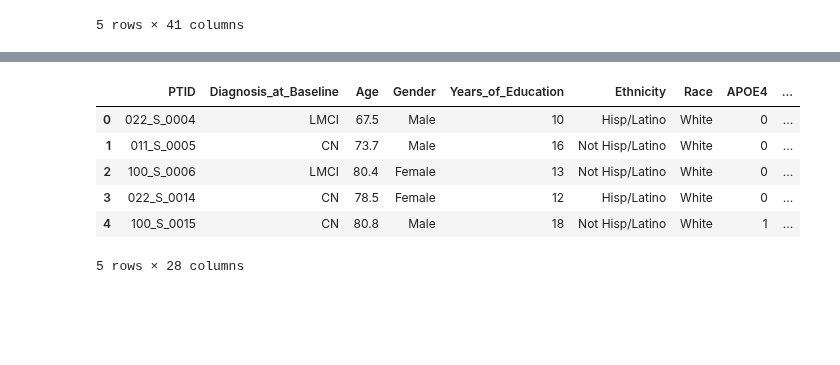
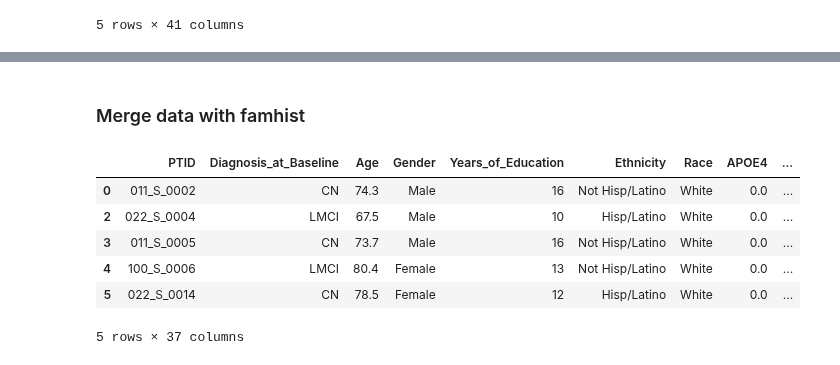
Before and after one commit to jvgalvin/capstone, a Jupyter notebook: notebooks/Medical_History_EDA.ipynb, the cells around one changed output, grey strips where cells are left out. Saved outputs shown, nothing was run; the diff lists cells and outputs as text; code cells hidden in the pictures; blank space fills up the shorter version.

```diff
--- a/notebooks/Medical_History_EDA.ipynb
+++ b/notebooks/Medical_History_EDA.ipynb
@@ -481,3 +269,0 @@ final.head()
-# %%
-final['time_to_dx'] = final['AD_diagnosis_date'] - final['Acq.Date']
-final.head()
@@ -503,4 +280,4 @@ final.head()
 # %%
-final = final[final['DX.bl'] != 'AD']
+final = final[final['Diagnosis_at_Baseline'] != 'AD']
 len(final)
 # %% [output]
@@ -607,0 +440,4 @@ json.dumps(ch_medhist.columns.to_list())
+# %%
+final_medhist = final.merge(medhist, on=['PTID'], suffixes=('_final', '_medhist'))
+final_medhist = final_medhist[final_medhist['EXAMDATE_medhist'] <= final_medhist['EXAMDATE_final']]
+final_medhist.columns.to_list()
@@ -666,39 +555,37 @@ ch_medhist.columns.to_list()
+# %%
+famhist = famhist[['PTID', 'VISDATE', 'Family_History_of_Dementia', 'Family_History_of_AD']]
+# %% [markdown]
+### Merge data with famhist
 # %%
-ch_medhist.columns = ['PTID',
-                      'Diagnosis_at_Baseline',
-                     'Age',
-                     'Gender',
-                     'Years_of_Education',
-                     'Ethnicity',
-                     'Race',
-                     'APOE4',
-                     'MMSE',
-                     'Medical_History_of_Psychiatric_Issues',
-                     'Medical_History_of_Neurological_Issues',
-                     'Medical_History_of_Head_Eyes_Ears_Nose_and_Throat_Issues',
-                     'Medical_History_of_Cardiovascular_Issues',
-                     'Medical_History_of_Respiratory_Issues',
-                     'Medical_History_of_Hepatic_Issues',
-                     'Medical_History_of_Dermatologic_Connective_Tissue_Issues',
-                     'Medical_History_of_Musculoskeletal_Issues',
-                     'Medical_History_of_Endocrine_Metabolic_Issues',
-                     'Medical_History_of_Gastrointestinal_Issues',
-                     'Medical_History_of_Hematopoietic_Lymphatic_Issues',
-                     'Medical_History_of_Renal_Genitourinary_Issues',
-                     'Medical_History_of_Allergies_Drug_Sensitivities',
-                     'Medical_History_of_Alcohol_Abuse',
-                     'Medical_History_of_Drug_Abuse',
-                     'Medical_History_of_Smoking',
-                     'Medical_History_of_Malignancy',
-                     'Medical_History_of_Surgery',
-                     'AD_dx_in_5_yrs']
-
-ch_medhist.head()
+final_medhist_famhist = final_medhist.merge(famhist, on='PTID', suffixes=('_final', '_famhist'))
+final_medhist_famhist = final_medhist_famhist[final_medhist_famhist['VISDATE'] <= final_medhist_famhist['EXAMDATE_final']]
+final_medhist_famhist = final_medhist_famhist[['PTID', 'Diagnosis_at_Baseline', 'Age', 'Gender',
+       'Years_of_Education', 'Ethnicity', 'Race', 'APOE4', 'MMSE',
+       'Medical_History_of_Psychiatric_Issues',
+       'Medical_History_of_Neurological_Issues',
+       'Medical_History_of_Head_Eyes_Ears_Nose_and_Throat_Issues',
+       'Medical_History_of_Cardiovascular_Issues',
+       'Medical_History_of_Respiratory_Issues',
+       'Medical_History_of_Hepatic_Issues',
+       'Medical_History_of_Dermatologic_Connective_Tissue_Issues',
+       'Medical_History_of_Musculoskeletal_Issues',
+       'Medical_History_of_Endocrine_Metabolic_Issues',
+       'Medical_History_of_Gastrointestinal_Issues',
+       'Medical_History_of_Hematopoietic_Lymphatic_Issues',
+       'Medical_History_of_Renal_Genitourinary_Issues',
+       'Medical_History_of_Allergies_Drug_Sensitivities',
+       'Medical_History_of_Alcohol_Abuse', 'Medical_History_of_Drug_Abuse',
+       'Medical_History_of_Smoking', 'Medical_History_of_Malignancy',
+       'Medical_History_of_Surgery', 'Family_History_of_Dementia', 'Family_History_of_AD',
+       'AD_dx_in_any_time', 'AD_dx_in_15_yrs',
+       'AD_dx_in_10_yrs', 'AD_dx_in_5_yrs', 'AD_dx_in_4_yrs', 'AD_dx_in_3_yrs',
+       'AD_dx_in_2_yrs', 'AD_dx_in_1_yr']]
+final_medhist_famhist.head()
 # %% [output]
 |  | PTID | Diagnosis_at_Baseline | Age | Gender | Years_of_Education | Ethnicity | Race | APOE4 | ... |
-| 0 | 022_S_0004 | LMCI | 67.5 | Male | 10 | Hisp/Latino | White | 0 | ... |
-| 1 | 011_S_0005 | CN | 73.7 | Male | 16 | Not Hisp/Latino | White | 0 | ... |
-| 2 | 100_S_0006 | LMCI | 80.4 | Female | 13 | Not Hisp/Latino | White | 0 | ... |
-| 3 | 022_S_0014 | CN | 78.5 | Female | 12 | Hisp/Latino | White | 0 | ... |
-| 4 | 100_S_0015 | CN | 80.8 | Male | 18 | Not Hisp/Latino | White | 1 | ... |
+| 0 | 011_S_0002 | CN | 74.3 | Male | 16 | Not Hisp/Latino | White | 0.0 | ... |
+| 2 | 022_S_0004 | LMCI | 67.5 | Male | 10 | Hisp/Latino | White | 0.0 | ... |
+| 3 | 011_S_0005 | CN | 73.7 | Male | 16 | Not Hisp/Latino | White | 0.0 | ... |
+| 4 | 100_S_0006 | LMCI | 80.4 | Female | 13 | Not Hisp/Latino | White | 0.0 | ... |
+| 5 | 022_S_0014 | CN | 78.5 | Female | 12 | Hisp/Latino | White | 0.0 | ... |
-5 rows × 28 columns
+5 rows × 37 columns
```
Also changed, not shown: parts of 98 cells of this notebook, 5 other files.
